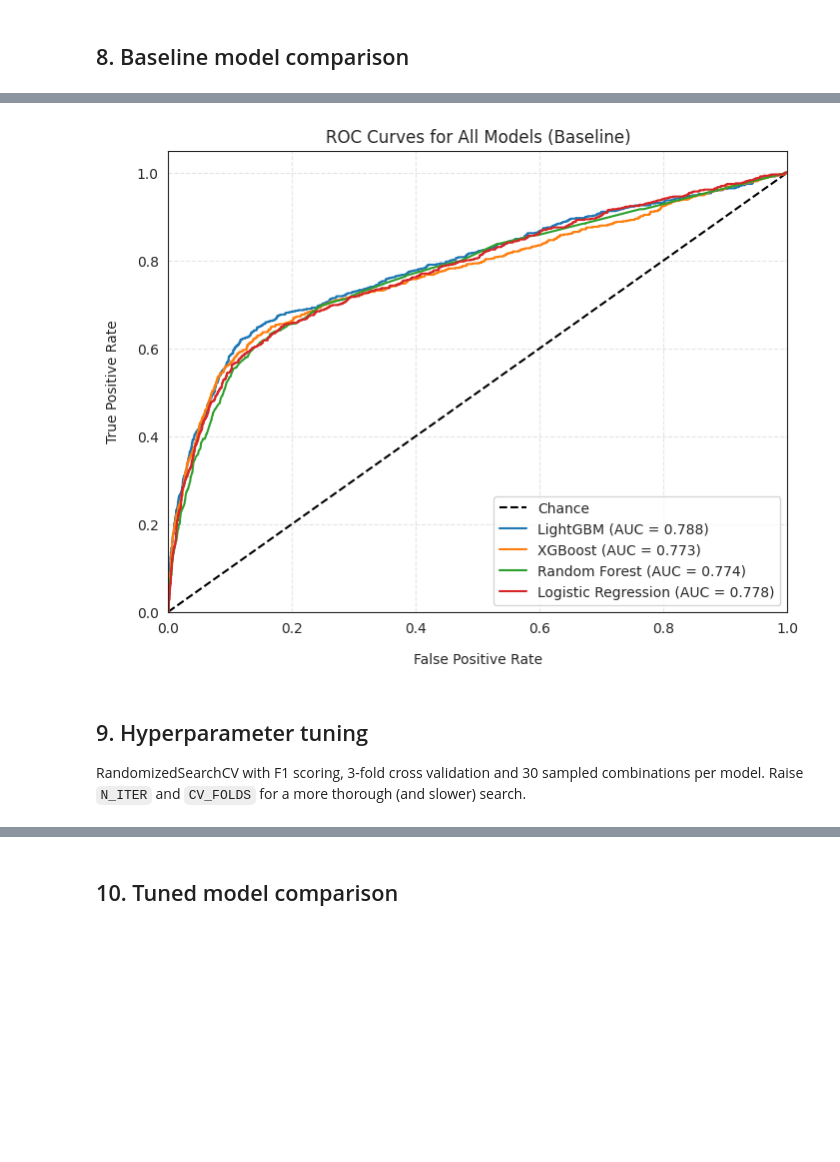
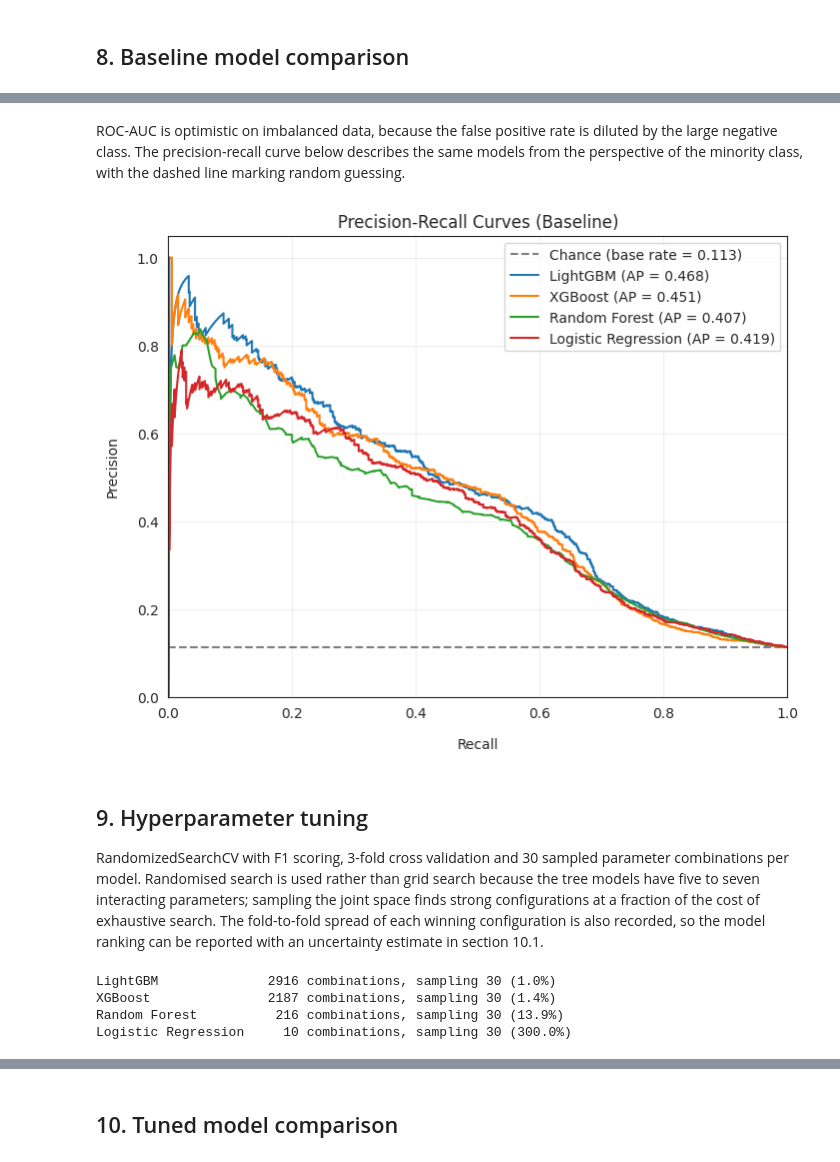
Before and after one commit to Nkengfack/Bank_marketing_ml_Classifications, a Jupyter notebook: bank_marketing_ML_performance.ipynb, the cells around one changed output, grey strips where cells are left out. Cells and saved outputs as stored; diff of their text form; code cells hidden in the pictures; blank space fills up the shorter version.

```diff
--- a/bank_marketing_ML_performance.ipynb
+++ b/bank_marketing_ML_performance.ipynb
@@ -740,0 +828,40 @@ baseline_df = compare_metrics(baseline_results, tag=' (Baseline)')
+# %%
+def plot_roc_curves(results, tag=''):
+    """ROC curves for every model, with AUC in the legend."""
+    plt.figure(figsize=(8, 6), dpi=100)
+    for abbr, res in results.items():
+        plt.plot(res['fpr'], res['tpr'],
+                 label=f"{res['name']} (AUC = {res['ROC-AUC']:.3f})")
+    plt.plot([0, 1], [0, 1], 'k--', alpha=0.5, label='Chance')
+    plt.xlim([0.0, 1.0])
+    plt.ylim([0.0, 1.05])
+    plt.xlabel('False Positive Rate', labelpad=12)
+    plt.ylabel('True Positive Rate', labelpad=12)
+    plt.title(f'ROC Curves{tag}')
+    plt.legend(loc='lower right')
+    plt.grid(alpha=0.3)
+    plt.savefig(f'roc_curves{tag}.png'.replace(' ', '_'), dpi=300, bbox_inches='tight')
+    plt.show()
+
+
+def plot_pr_curves(results, y_true, tag=''):
+    """Precision-recall curves, which are more informative than ROC under imbalance."""
+    plt.figure(figsize=(8, 6), dpi=100)
+    baseline_rate = y_true.mean()
+    plt.axhline(y=baseline_rate, color='k', linestyle='--', alpha=0.5,
+                label=f'Chance (base rate = {baseline_rate:.3f})')
+    for abbr, res in results.items():
+        plt.plot(res['recall_curve'], res['precision_curve'],
+                 label=f"{res['name']} (AP = {res['Avg Precision']:.3f})")
+    plt.xlim([0.0, 1.0])
+    plt.ylim([0.0, 1.05])
+    plt.xlabel('Recall', labelpad=12)
+    plt.ylabel('Precision', labelpad=12)
+    plt.title(f'Precision-Recall Curves{tag}')
+    plt.legend(loc='upper right')
+    plt.grid(alpha=0.3)
+    plt.savefig(f'pr_curves{tag}.png'.replace(' ', '_'), dpi=300, bbox_inches='tight')
+    plt.show()
+
+
+plot_roc_curves(baseline_results, tag=' (Baseline)')
@@ -741,15 +870,18 @@ baseline_df = compare_metrics(baseline_results, tag=' (Baseline)')
+# %% [markdown]
+ROC-AUC is optimistic on imbalanced data, because the false positive rate is diluted by the large negative class. The precision-recall curve below describes the same models from the perspective of the minority class, with the dashed line marking random guessing.
 # %%
-plot_roc_curves(baseline_results, tag=' (Baseline)')
+plot_pr_curves(baseline_results, y_valid, tag=' (Baseline)')
 # %% [output]
-[figure, old version]
+[figure, new version]
-# %% [markdown]
-## 9. Hyperparameter tuning
-
-RandomizedSearchCV with F1 scoring, 3-fold cross validation and 30 sampled combinations per model. Raise `N_ITER` and `CV_FOLDS` for a more thorough (and slower) search.
+# %% [markdown]
+## 9. Hyperparameter tuning
+
+RandomizedSearchCV with F1 scoring, 3-fold cross validation and 30 sampled parameter combinations per model. Randomised search is used rather than grid search because the tree models have five to seven interacting parameters; sampling the joint space finds strong configurations at a fraction of the cost of exhaustive search. The fold-to-fold spread of each winning configuration is also recorded, so the model ranking can be reported with an uncertainty estimate in section 10.1.
 # %%
 N_ITER = 30
 CV_FOLDS = 3
 
+# Define the hyperparameter search space for each model type
 param_grids = {
     'lgbm': {
         'model__num_leaves': [15, 31, 63],
@@ -782,6 +914,17 @@ param_grids = {
         'model__solver': ['saga'],
     },
 }
+
+# Record the size of each search space, for the write-up
+for abbr, grid in param_grids.items():
+    total = int(np.prod([len(v) for v in grid.values()]))
+    print(f"{models[abbr]['name']:<20} {total:>5} combinations, sampling {N_ITER} "
+          f"({N_ITER / total:.1%})")
+# %% [output]
+LightGBM              2916 combinations, sampling 30 (1.0%)
+XGBoost               2187 combinations, sampling 30 (1.4%)
+Random Forest          216 combinations, sampling 30 (13.9%)
+Logistic Regression     10 combinations, sampling 30 (300.0%)
 # %%
 tuned_results = {}
 best_pipelines = {}
```
Also changed, not shown: parts of 41 cells of this notebook.
